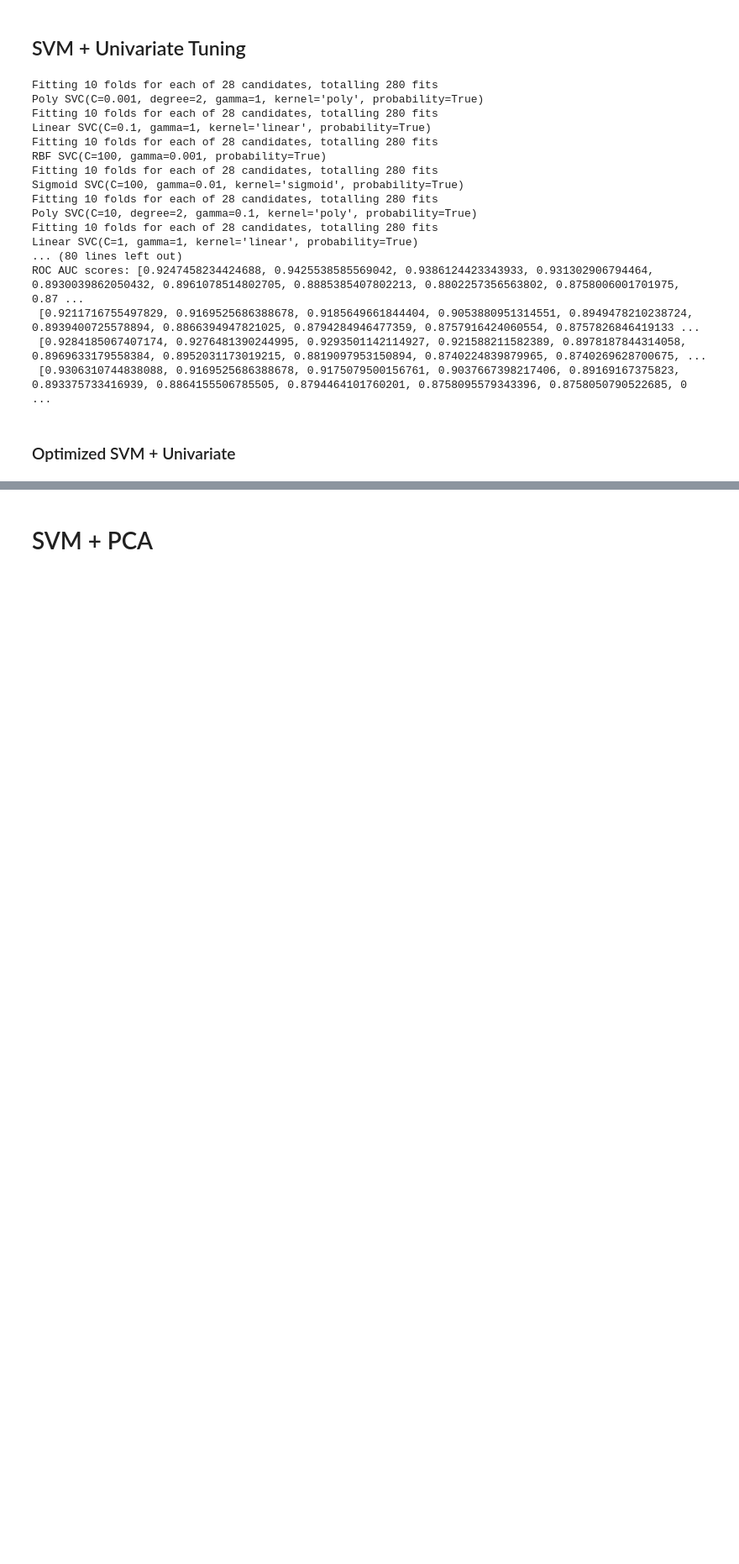
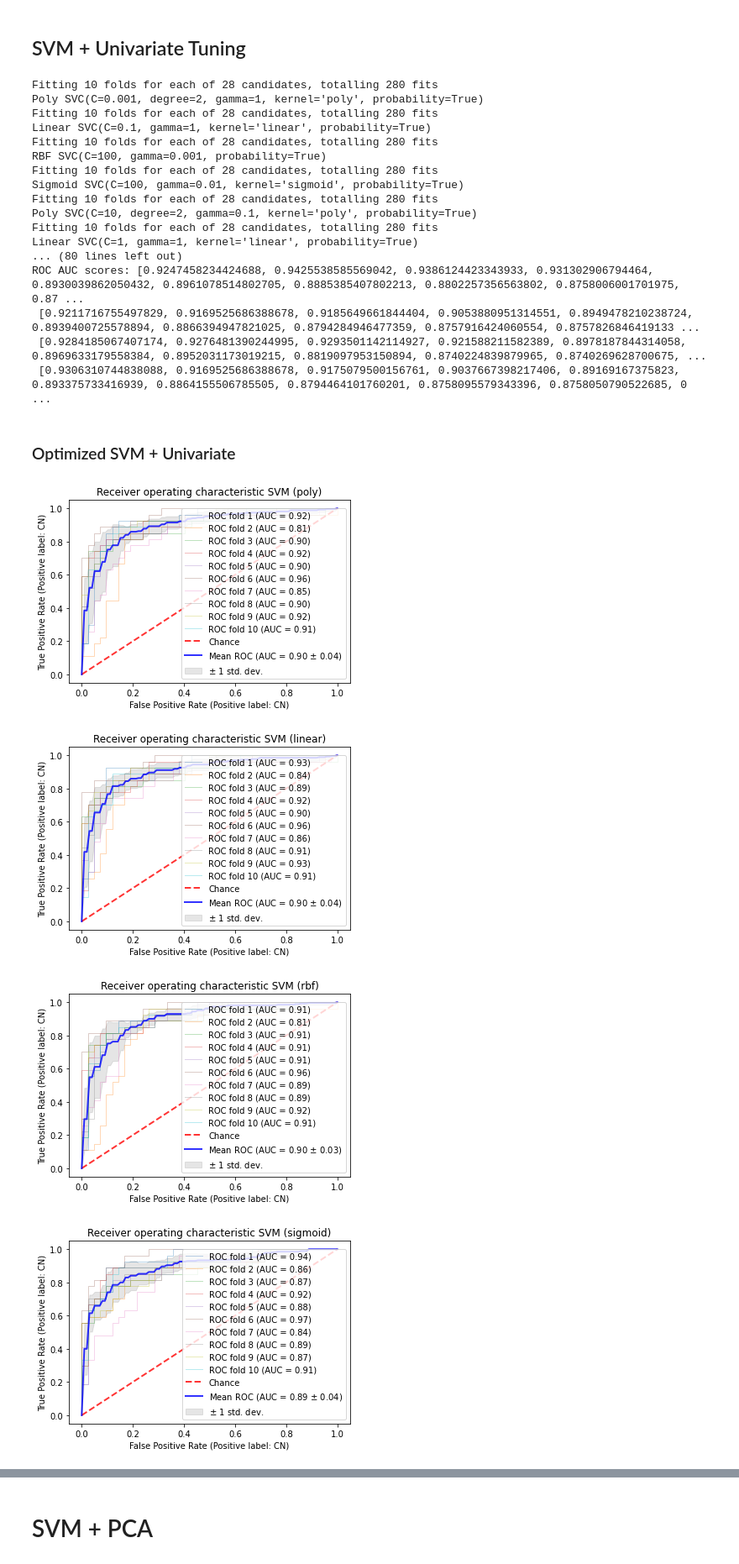
Before and after one commit to MarshaKamsteeg/TM10007_Machine_Learning_Group_Assignment, a Jupyter notebook: tm10007_group_9_code.ipynb, the cells around one changed output, grey strips where cells are left out. Shown at 84% size. Drawn from its saved outputs; the diff is of its cells as text; code cells hidden in the pictures; blank space fills up the shorter version.

Commit message:
Plot roc curves for optimized classifiers

```diff
--- a/tm10007_group_9_code.ipynb
+++ b/tm10007_group_9_code.ipynb
@@ -1013,6 +1013,8 @@ import seaborn as sns
 from tabulate import tabulate
 import warnings
 warnings.filterwarnings('ignore')
+
+from sklearn.metrics import RocCurveDisplay
 
 # Which kernels do we use:
 kernels = ('SVM Polynomial 2', 'SVM RBF', 'SVM Sigmoid','SVM Linear', 'K-Nearest Neighbor')#A function which returns the corresponding SVC model
@@ -1044,16 +1046,23 @@ all_mean_sensitivities = []
 all_mean_specificities = []
 thresholds = [0.4, 0.4, 0.4, 0.4, 0.5]
 
-for ker in range(5):
+names_clfs = ['SVM (poly)', 'SVM (linear)', 'SVM (rbf)', 'SVM (sigmoid)', 'KNN']
+
+for ker, clasf in zip(range(5), names_clfs):
   train_scores = []
   val_scores = []
   ACCURACIES = []
   SPECIFICITIES = []
   SENSITIVITIES = []
-  false_positive_rate = []
-  true_positive_rate = []
+  false_positive_rate = np.array([])
+  true_positive_rate = np.array([])
 
-  for train_idx, val_idx in sss.split(data_designset_norm,label_designset): # split data
+  tprs = []
+  aucs = []
+  mean_fpr = np.linspace(0, 1, 100)
+
+  fig, ax = plt.subplots()
+  for j, (train_idx, val_idx) in enumerate(sss.split(data_designset_norm,label_designset)): # split data
 
     x_train, x_val = data_designset_norm.to_numpy()[train_idx], data_designset_norm.to_numpy()[val_idx]
     y_train, y_val = label_designset.to_numpy()[train_idx], label_designset.to_numpy()[val_idx]
@@ -1061,6 +1070,7 @@ for ker in range(5):
     # Feature selection using univariate statistical testing. An one-way ANOVA is used and the features are scored.
     bestfeatures = SelectKBest(score_func=f_classif, k=len(data_designset_norm.columns))
     fit = bestfeatures.fit(x_train, y_train)
+
     dfscores = pd.DataFrame(fit.scores_)
     dfcolumns = pd.DataFrame(data_designset_norm.columns)
 
@@ -1081,6 +1091,20 @@ for ker in range(5):
     selected_data_univ_valset_norm = selected_data_univ_designset_norm.to_numpy()[val_idx]
     selected_classifier = getClassifier(ker)
     selected_classifier.fit(selected_data_univ_trainset_norm, y_train)   # Train classifier
+
+    viz = RocCurveDisplay.from_estimator(
+        selected_classifier,
+        selected_data_univ_valset_norm,
+        y_val,
+        name="ROC fold {}".format(j+1),
+        alpha=0.3,
+        lw=1,
+        ax=ax,
+    )
+    interp_tpr = np.interp(mean_fpr, viz.fpr, viz.tpr)
+    interp_tpr[0] = 0.0
+    tprs.append(interp_tpr)
+    aucs.append(viz.roc_auc)
 
     y_pred_train = selected_classifier.predict(selected_data_univ_trainset_norm) # Apply classifier on trainset (Make prediction, label with class)
     y_pred_train_score = selected_classifier.predict_proba(selected_data_univ_trainset_norm)[:,1] # Apply classifier on trainset (Make prediction, prediction for CN)
@@ -1095,31 +1119,69 @@ for ker in range(5):
     classification_report_val = classification_report(y_val,y_pred_val, output_dict=True)
     accuracy = classification_report_val['accuracy']
     sensitivity = classification_report_val['AD']['recall'] # In binary classification, recall of the positive class is also known as 'sensitivity'
     specificity = classification_report_val['CN']['recall'] # In binary classification, recall of the negative class is also known as 'specificity'
 
     ACCURACIES.append(accuracy)
     SENSITIVITIES.append(sensitivity)
     SPECIFICITIES.append(specificity)
 
   mean_accuracies = np.array(ACCURACIES).mean()
   all_mean_accuracies.append(mean_accuracies)
   mean_sensitivities = np.array(SENSITIVITIES).mean()
   all_mean_sensitivities.append(mean_sensitivities)
   mean_specificities = np.array(SPECIFICITIES).mean()
   all_mean_specificities.append(mean_specificities)
 
   train_scores_std = np.array(train_scores).std()
   val_scores_std = np.array(val_scores).std()
 
   train_scores_mean = np.array(train_scores).mean()
   val_scores_mean = np.array(val_scores).mean()
 
   all_train_mean.append(train_scores_mean)
   all_train_std.append(train_scores_std)
   all_val_mean.append(val_scores_mean)
   all_val_std.append(val_scores_std)
 
+  ax.plot([0, 1], [0, 1], linestyle="--", lw=2, color="r", label="Chance", alpha=0.8)
+
+  mean_tpr = np.mean(tprs, axis=0)
+  mean_tpr[-1] = 1.0
+  mean_auc = metrics.auc(mean_fpr, mean_tpr)
+  std_auc = np.std(aucs)
+  ax.plot(
+      mean_fpr,
+      mean_tpr,
+      color="b",
+      label=r"Mean ROC (AUC = %0.2f $\pm$ %0.2f)" % (mean_auc, std_auc),
+      lw=2,
+      alpha=0.8,
+  )
+
+  std_tpr = np.std(tprs, axis=0)
+  tprs_upper = np.minimum(mean_tpr + std_tpr, 1)
+  tprs_lower = np.maximum(mean_tpr - std_tpr, 0)
+  ax.fill_between(
+      mean_fpr,
+      tprs_lower,
+      tprs_upper,
+      color="grey",
+      alpha=0.2,
+      label=r"$\pm$ 1 std. dev.",
+  )
+
+  ax.set(
+      xlim=[-0.05, 1.05],
+      ylim=[-0.05, 1.05],
+      title="Receiver operating characteristic %s" % (clasf),
+  )
+  ax.legend(loc="lower right")
+  plt.show()
+
 auc_table = {'Kernel': kernels, 'Mean AUC': all_val_mean, 'Standard deviation AUC': all_val_std, 'Mean Accuracy': all_mean_accuracies, 'Mean Sensitivity': all_mean_sensitivities, 'Mean Specificity': all_mean_specificities}
 print(tabulate(auc_table, headers='keys', tablefmt='fancy_grid'))
-plt.show()
 # %% [output]
+[figure, added]
+[figure, added]
+[figure, added]
+[figure, added]
```
Also changed, not shown: parts of 1 cell of this notebook.
